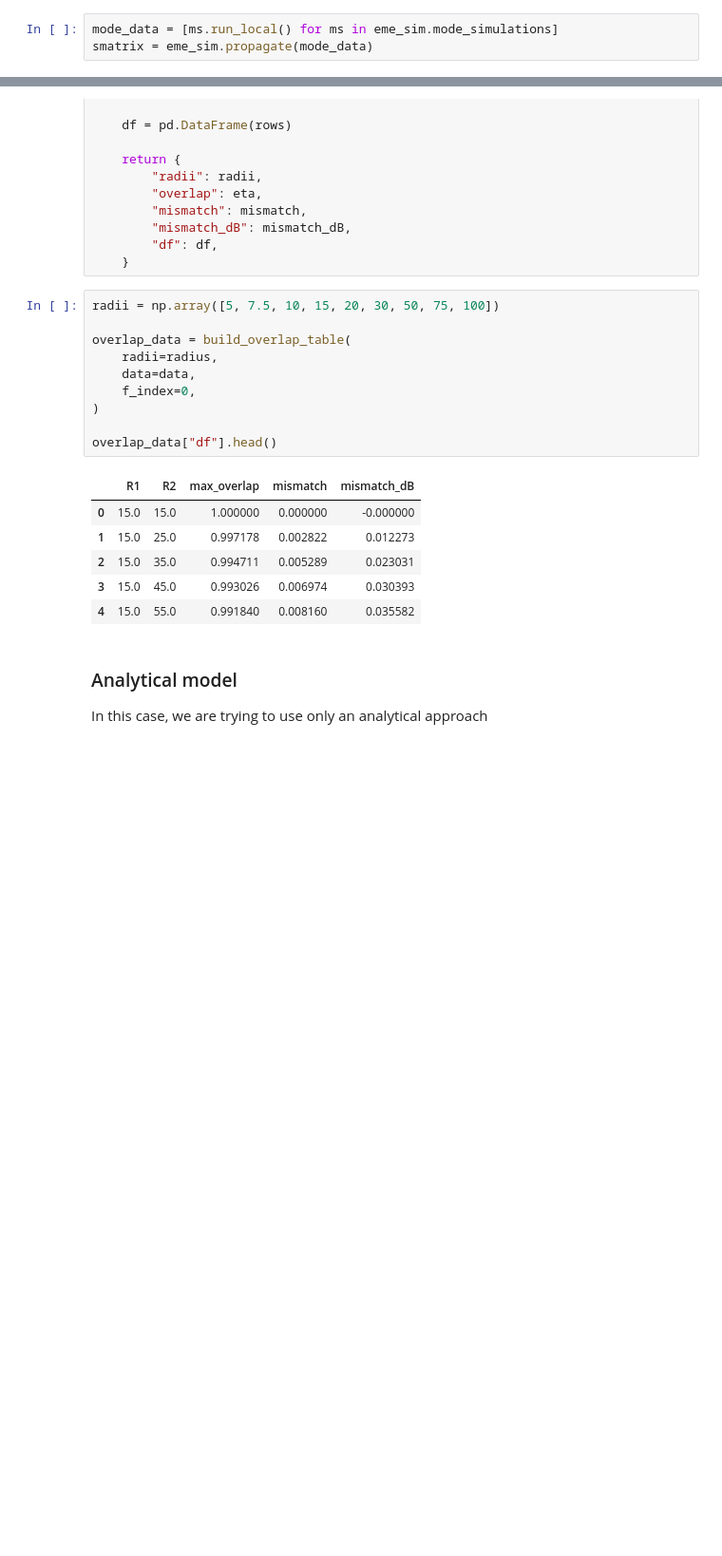
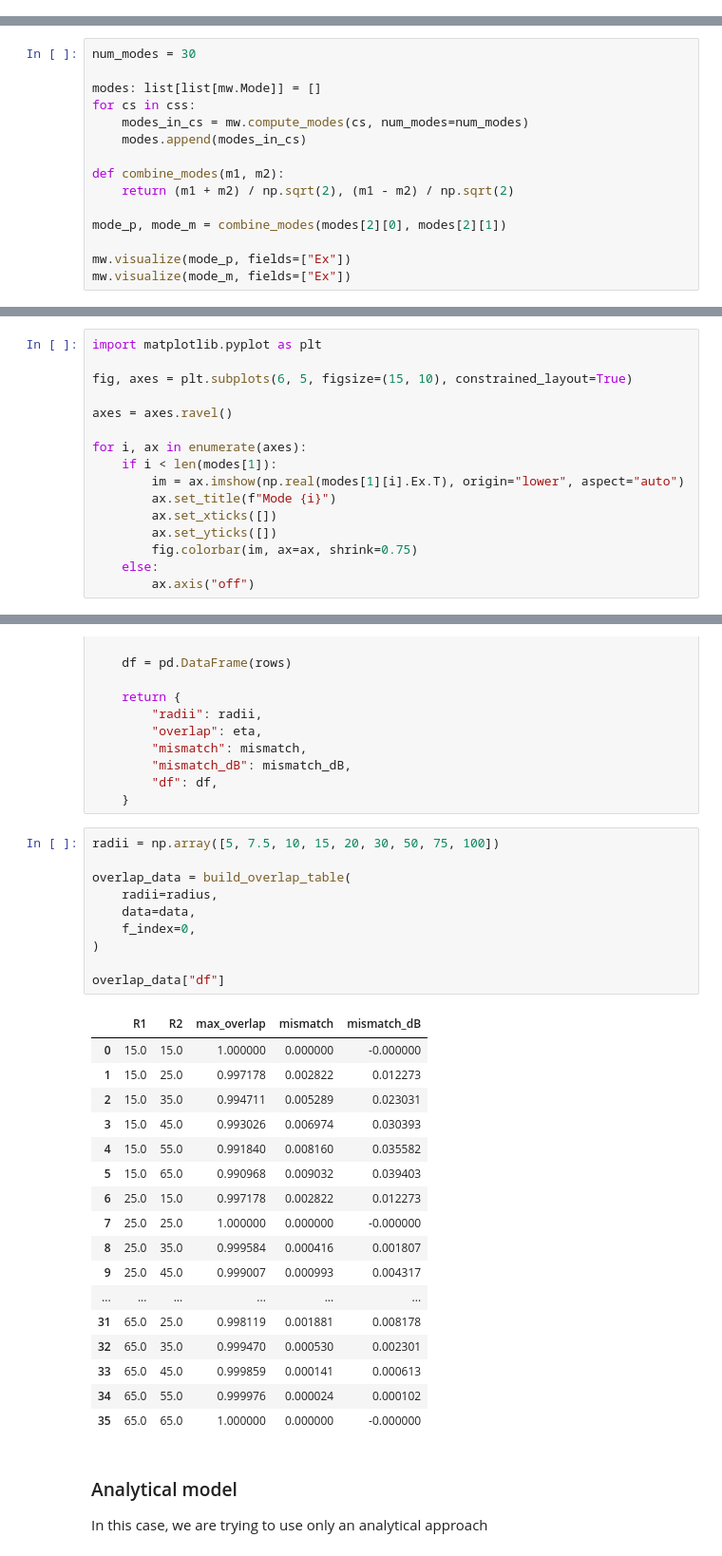
Before and after one commit to Arka-noid/sipho, a Jupyter notebook: simulations.ipynb, the cells around one changed output, grey strips where cells are left out. Shown at 95% size. Drawn from its saved outputs; the diff is of its cells as text; blank space fills up the shorter version.

Commit message:
Completed simulation of MMI 2x2 - wrong results though

```diff
--- a/simulations.ipynb
+++ b/simulations.ipynb
@@ -498,3 +434,0 @@ plt.show()
-# %%
-mode_data = [ms.run_local() for ms in eme_sim.mode_simulations]
-smatrix = eme_sim.propagate(mode_data)
@@ -515,0 +613,15 @@ Tidy3dImportError: The feature 'local_eme' is not available with your license. P
+# %%
+num_modes = 30
+
+modes: list[list[mw.Mode]] = []
+for cs in css:
+    modes_in_cs = mw.compute_modes(cs, num_modes=num_modes)
+    modes.append(modes_in_cs)
+
+def combine_modes(m1, m2):
+    return (m1 + m2) / np.sqrt(2), (m1 - m2) / np.sqrt(2)
+
+mode_p, mode_m = combine_modes(modes[2][0], modes[2][1])
+
+mw.visualize(mode_p, fields=["Ex"])
+mw.visualize(mode_m, fields=["Ex"])
@@ -515,0 +635,16 @@ Tidy3dImportError: The feature 'local_eme' is not available with your license. P
+# %%
+import matplotlib.pyplot as plt
+
+fig, axes = plt.subplots(6, 5, figsize=(15, 10), constrained_layout=True)
+
+axes = axes.ravel()
+
+for i, ax in enumerate(axes):
+    if i < len(modes[1]):
+        im = ax.imshow(np.real(modes[1][i].Ex.T), origin="lower", aspect="auto")
+        ax.set_title(f"Mode {i}")
+        ax.set_xticks([])
+        ax.set_yticks([])
+        fig.colorbar(im, ax=ax, shrink=0.75)
+    else:
+        ax.axis("off")
@@ -816,20 +1121,31 @@ def build_overlap_table(
 # %%
 radii = np.array([5, 7.5, 10, 15, 20, 30, 50, 75, 100])
 
 overlap_data = build_overlap_table(
     radii=radius,
     data=data,
     f_index=0,
 )
 
-overlap_data["df"].head()
+overlap_data["df"]
 # %% [output]
 |  | R1 | R2 | max_overlap | mismatch | mismatch_dB |
 | 0 | 15.0 | 15.0 | 1.000000 | 0.000000 | -0.000000 |
 | 1 | 15.0 | 25.0 | 0.997178 | 0.002822 | 0.012273 |
 | 2 | 15.0 | 35.0 | 0.994711 | 0.005289 | 0.023031 |
 | 3 | 15.0 | 45.0 | 0.993026 | 0.006974 | 0.030393 |
 | 4 | 15.0 | 55.0 | 0.991840 | 0.008160 | 0.035582 |
+| 5 | 15.0 | 65.0 | 0.990968 | 0.009032 | 0.039403 |
+| 6 | 25.0 | 15.0 | 0.997178 | 0.002822 | 0.012273 |
+| 7 | 25.0 | 25.0 | 1.000000 | 0.000000 | -0.000000 |
+| 8 | 25.0 | 35.0 | 0.999584 | 0.000416 | 0.001807 |
+| 9 | 25.0 | 45.0 | 0.999007 | 0.000993 | 0.004317 |
+| ... | ... | ... | ... | ... | ... |
+| 31 | 65.0 | 25.0 | 0.998119 | 0.001881 | 0.008178 |
+| 32 | 65.0 | 35.0 | 0.999470 | 0.000530 | 0.002301 |
+| 33 | 65.0 | 45.0 | 0.999859 | 0.000141 | 0.000613 |
+| 34 | 65.0 | 55.0 | 0.999976 | 0.000024 | 0.000102 |
+| 35 | 65.0 | 65.0 | 1.000000 | 0.000000 | -0.000000 |
 # %% [markdown]
 ### Analytical model
 
```
Also changed, not shown: parts of 28 cells of this notebook, 2 other files.
